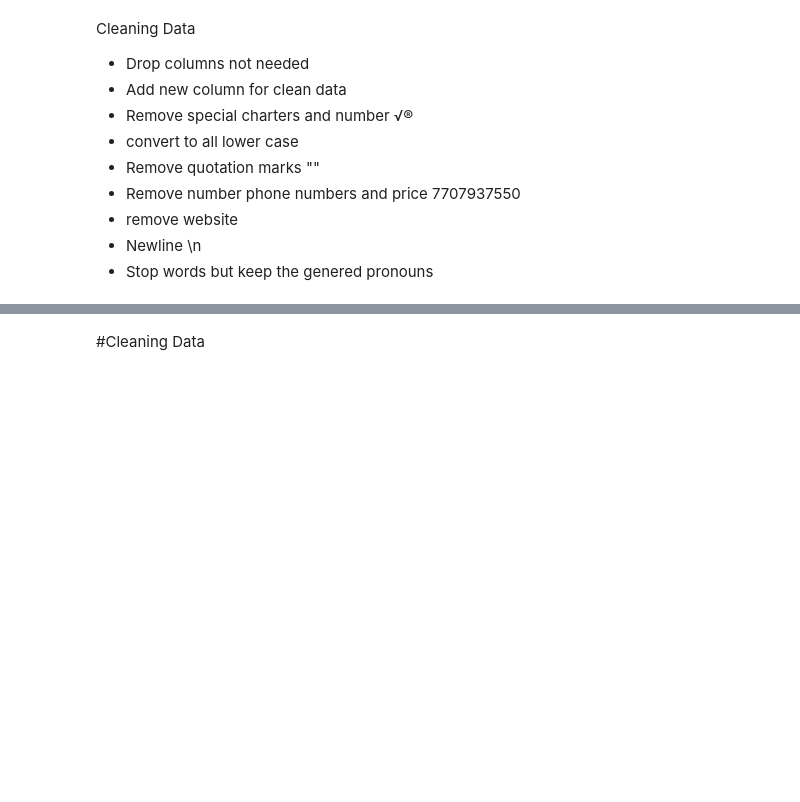
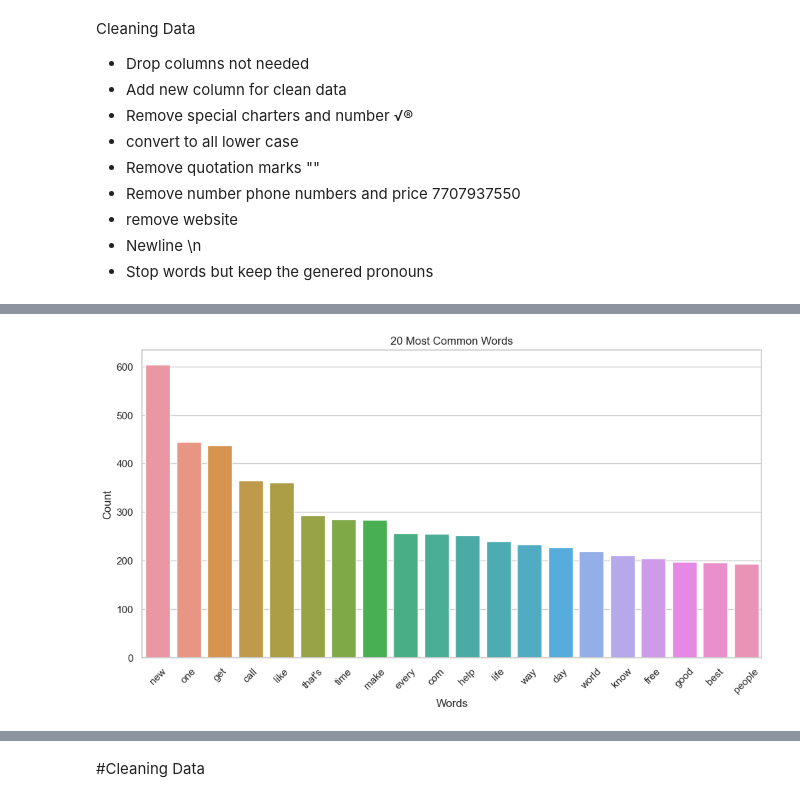
Before and after one commit to lifen-joy/20048573_MastersProject_2023, a Jupyter notebook: ads/explore.ipynb, the cells around one changed output, grey strips where cells are left out. Cells and saved outputs as stored; diff of their text form; code cells hidden in the pictures; blank space fills up the shorter version.

```diff
--- a/ads/explore.ipynb
+++ b/ads/explore.ipynb
@@ -214,0 +255,29 @@ data['word_count'].plot(
+# %%
+# Most common words
+
+# All cleaned text into a single string
+all_text = ' '.join(data['clean_copy'])
+
+# Split the text into individual words
+words = all_text.split()
+
+# Create a Counter object to count the occurrences of each word
+word_count = Counter(words)
+
+# Find the 20 most common words
+most_common_words = word_count.most_common(20)
+
+# Bar plot
+words, counts = zip(*most_common_words)
+
+sns.set(style="whitegrid")
+plt.figure(figsize=(12, 6))
+sns.barplot(x=list(words), y=list(counts))
+
+plt.title("20 Most Common Words")
+plt.xlabel("Words")
+plt.ylabel("Count")
+plt.xticks(rotation=45)
+plt.show()
+# %% [output]
+[figure, added]
```
Also changed, not shown: parts of 26 cells of this notebook.
